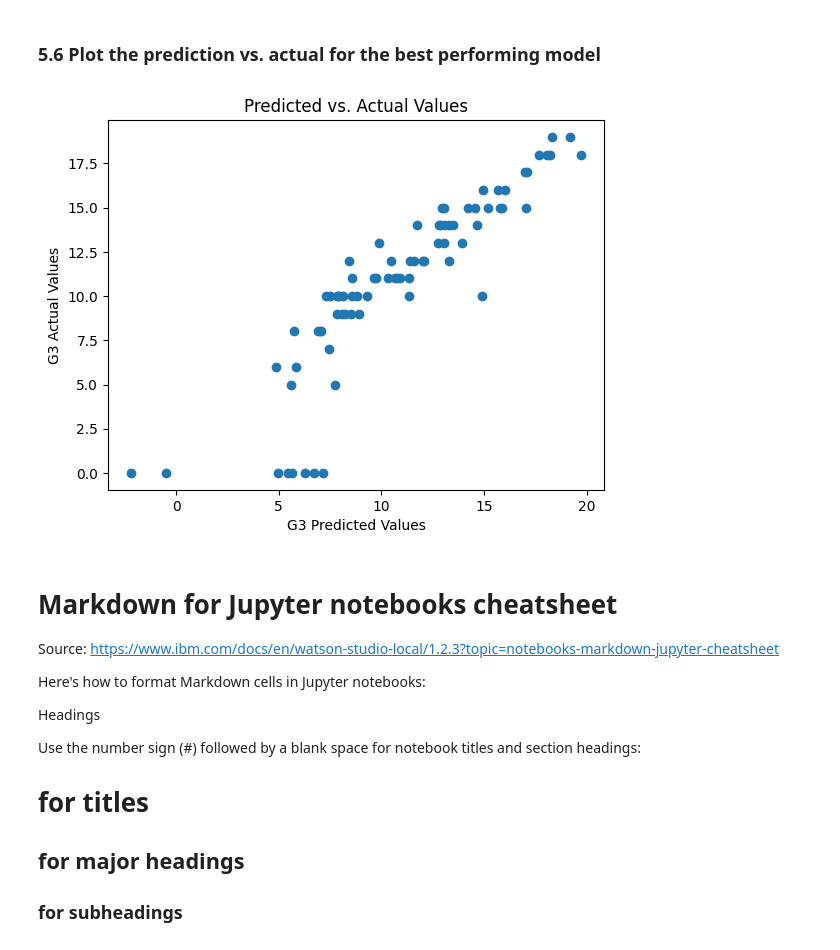
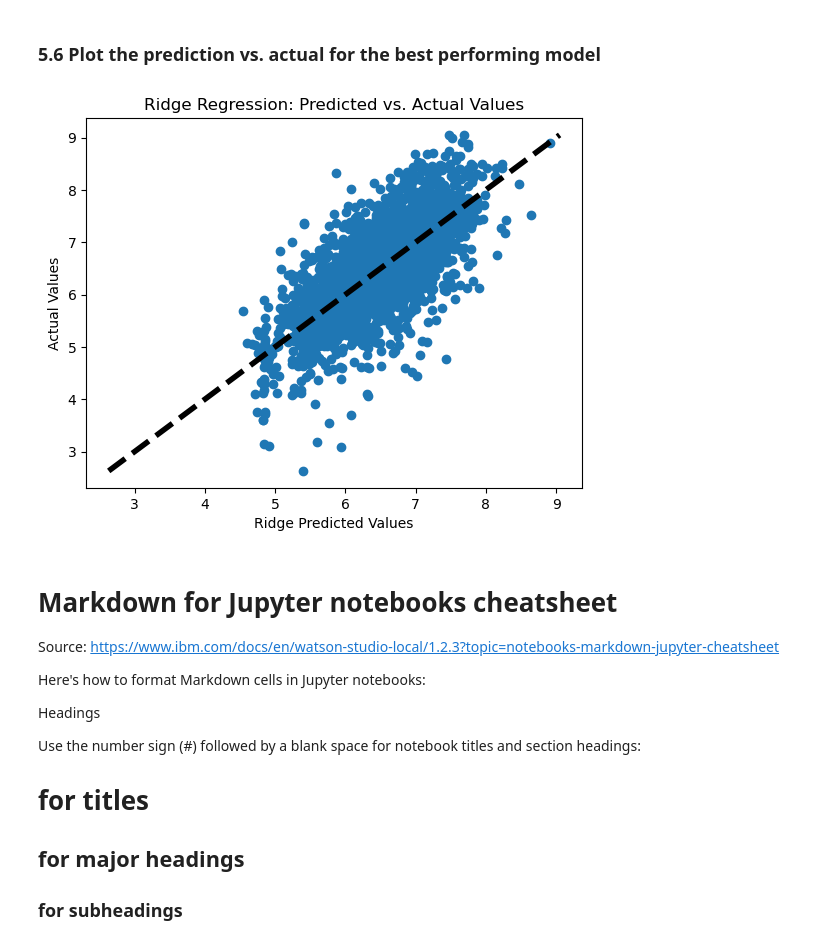
Before and after one commit to Threegoldsqwq/Machine_Learning_Anime_Recommendation, a Jupyter notebook: Animes_Analysis.ipynb, the cells around one changed output. Drawn from its saved outputs; the diff is of its cells as text; code cells hidden in the pictures.

Commit message:
fix pipeline, all three model ajustified

```diff
--- a/Animes_Analysis.ipynb
+++ b/Animes_Analysis.ipynb
@@ -662,9 +666,14 @@ print(animes_prepared_df)
 # %%
 from sklearn.model_selection import train_test_split
 
-X = students_prepared.drop(["remainder__G3"], axis=1)
-y = students_prepared["remainder__G3"]
+# Define the feature set (X) by dropping the 'remainder__Score' column from the DataFrame
+X = animes_prepared_df.drop(["remainder__Score"], axis=1)
+# Define the target variable (y) as the 'remainder__G3' column from the DataFram
+y = animes_prepared_df["remainder__Score"]
 
+# Split the dataset into training and test sets
+# 'test_size=0.2' means 20% of the data is used for the test set, and 80% for the training set
+# 'random_state=42' ensures reproducibility of the results by setting a seed for the random number generator
 X_train, X_test, y_train, y_test = train_test_split(X, y, test_size=0.2, random_state=42)
 print(X_train.shape, y_train.shape, X_test.shape, y_test.shape)
 # %% [output]
@@ -760,17 +780,20 @@ Lasso Regression MSE: 5.428927512796546
 # %% [markdown]
 ### 5.6 Plot the prediction vs. actual for the best performing model
-# %%
-import matplotlib.pyplot as plt
-
-# Assuming 'lr_model' is your best performing trained linear regression model
-lr_y_predict = lr_model.predict(X_test)  # X is your feature data
-plt.scatter(lr_y_predict, y_test)  # y is your actual target values
-plt.xlabel("G3 Predicted Values")
-plt.ylabel("G3 Actual Values")
-plt.title("Predicted vs. Actual Values")
-plt.show()
-# %% [output]
-[figure, removed]
+# %%
+import matplotlib.pyplot as plt
+
+# Assuming 'ridge_model' is your trained Ridge Regression model
+ridge_y_predict = ridge_model.predict(X_test)  # Predict using the test set features
+
+# Plot the predicted values against the actual values
+plt.scatter(ridge_y_predict, y_test)  # Plot Ridge Regression predictions on the x-axis and actual target values on the y-axis
+plt.xlabel("Ridge Predicted Values")  # Label for the x-axis
+plt.ylabel("Actual Values")  # Label for the y-axis
+plt.title("Ridge Regression: Predicted vs. Actual Values")  # Title of the plot
+plt.plot([y_test.min(), y_test.max()], [y_test.min(), y_test.max()], 'k--', lw=4)  # Draw a reference line of y=x in black dashed line
+plt.show()  # Display the plot
+# %% [output]
+[figure, added]
 # %% [markdown]
 # Markdown for Jupyter notebooks cheatsheet
 
```
Also changed, not shown: parts of 14 cells of this notebook.
